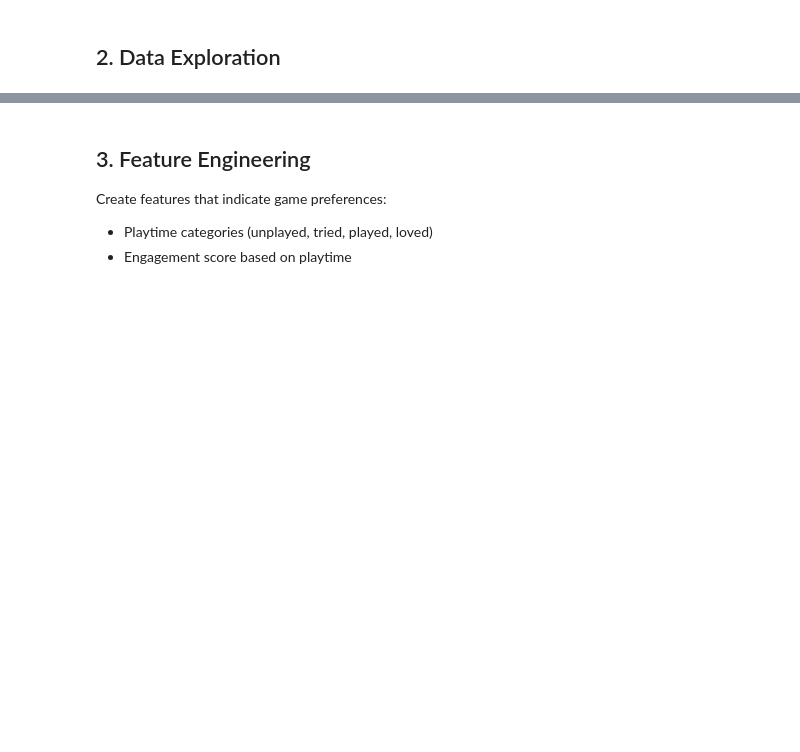
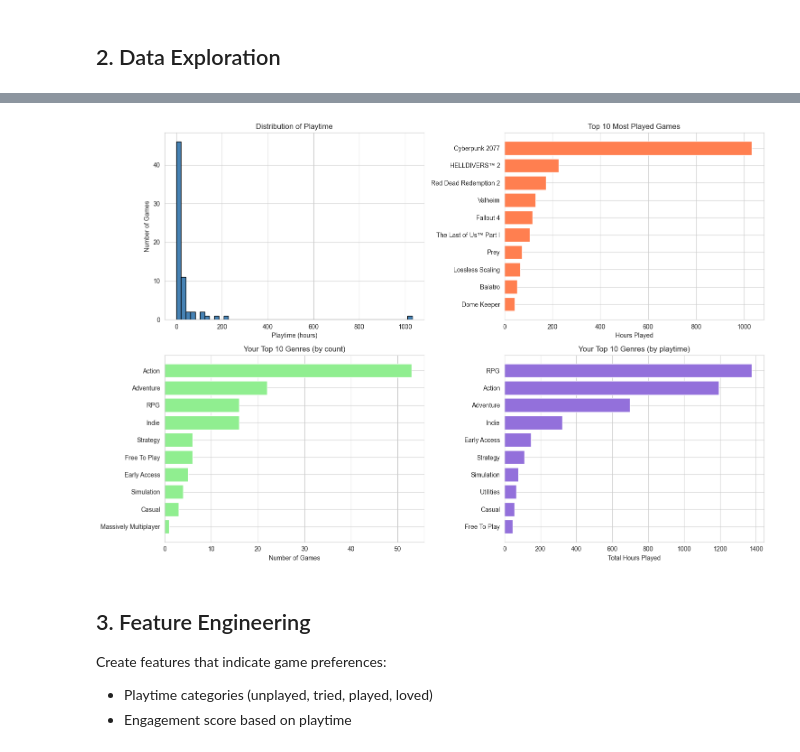
Before and after one commit to rivie13/GameRecMLProject, a Jupyter notebook: notebooks/model_development.ipynb, the cells around one changed output, grey strips where cells are left out. Drawn from its saved outputs; the diff is of its cells as text; code cells hidden in the pictures; blank space fills up the shorter version.

```diff
--- a/notebooks/model_development.ipynb
+++ b/notebooks/model_development.ipynb
@@ -34,21 +160,50 @@ if not owned_games.empty:
 # %%
-# Visualize playtime distribution
+# Visualize playtime and genre distribution
 if not owned_games.empty and 'playtime_hours' in owned_games.columns:
-    plt.figure(figsize=(12, 5))
+    fig, axes = plt.subplots(2, 2, figsize=(15, 10))
 
-    plt.subplot(1, 2, 1)
-    plt.hist(owned_games['playtime_hours'], bins=50, edgecolor='black')
-    plt.xlabel('Playtime (hours)')
-    plt.ylabel('Number of Games')
-    plt.title('Distribution of Playtime')
+    # Playtime distribution
+    axes[0, 0].hist(owned_games['playtime_hours'], bins=50, edgecolor='black', color='steelblue')
+    axes[0, 0].set_xlabel('Playtime (hours)')
+    axes[0, 0].set_ylabel('Number of Games')
+    axes[0, 0].set_title('Distribution of Playtime')
 
-    plt.subplot(1, 2, 2)
+    # Top 10 most played
     top_played = owned_games.nlargest(10, 'playtime_hours')
-    plt.barh(top_played['name'], top_played['playtime_hours'])
-    plt.xlabel('Hours Played')
-    plt.title('Top 10 Most Played Games')
+    axes[0, 1].barh(top_played['name'], top_played['playtime_hours'], color='coral')
+    axes[0, 1].set_xlabel('Hours Played')
+    axes[0, 1].set_title('Top 10 Most Played Games')
+    axes[0, 1].invert_yaxis()
+
+    # Genre distribution by game count
+    if 'genres_list' in owned_games.columns:
+        all_genres = []
+        for genres in owned_games['genres_list']:
+            all_genres.extend(genres)
+        genre_counts = pd.Series(all_genres).value_counts().head(10)
+
+        axes[1, 0].barh(genre_counts.index, genre_counts.values, color='lightgreen')
+        axes[1, 0].set_xlabel('Number of Games')
+        axes[1, 0].set_title('Your Top 10 Genres (by count)')
+        axes[1, 0].invert_yaxis()
+
+        # Genre distribution by playtime
+        genre_playtime = {}
+        for idx, row in owned_games.iterrows():
+            playtime = row['playtime_forever'] / 60
+            for genre in row['genres_list']:
+                genre_playtime[genre] = genre_playtime.get(genre, 0) + playtime
+
+        genre_playtime_series = pd.Series(genre_playtime).sort_values(ascending=False).head(10)
+        axes[1, 1].barh(genre_playtime_series.index, genre_playtime_series.values, color='mediumpurple')
+        axes[1, 1].set_xlabel('Total Hours Played')
+        axes[1, 1].set_title('Your Top 10 Genres (by playtime)')
+        axes[1, 1].invert_yaxis()
+
     plt.tight_layout()
     plt.show()
+# %% [output]
+[figure, added]
 # %% [markdown]
 ## 3. Feature Engineering
 
```
Also changed, not shown: parts of 9 cells of this notebook.
